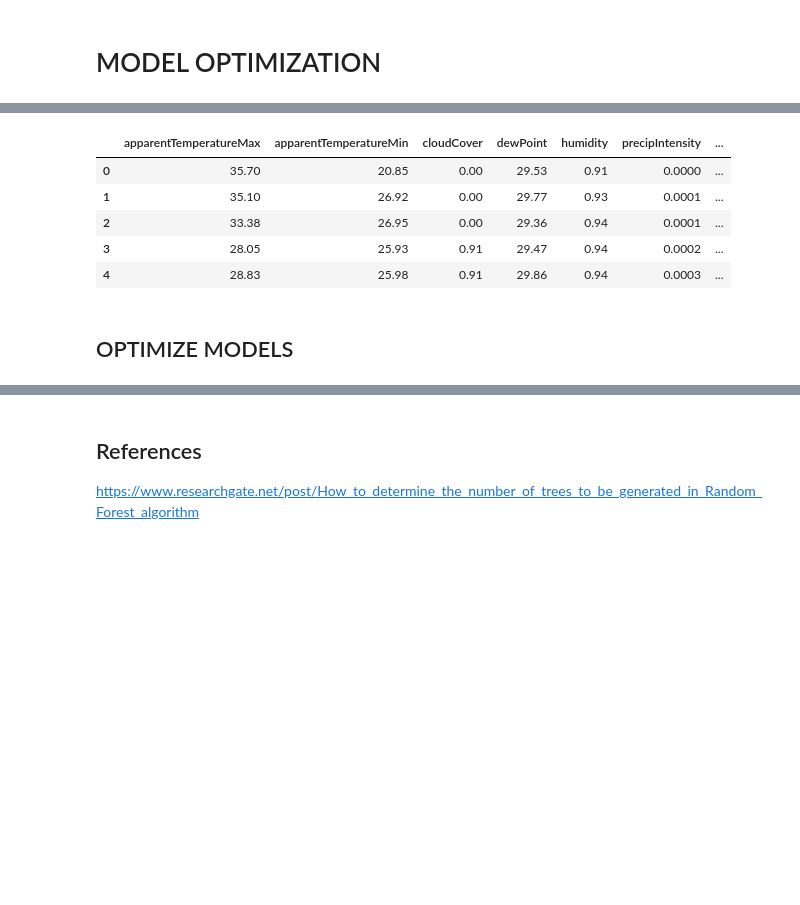
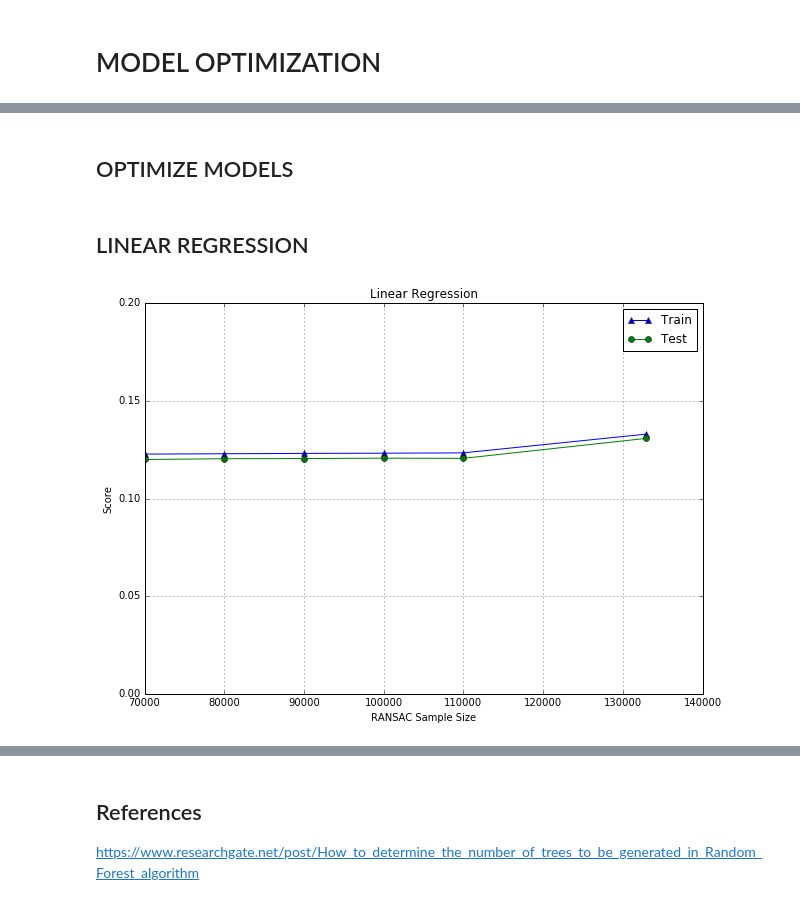
Before and after one commit to marwin-ko/projects, a Jupyter notebook: aerialintel-data_science_challenge/4_model_optimization.ipynb, the cells around one changed output, grey strips where cells are left out. Cells and saved outputs as stored; diff of their text form; code cells hidden in the pictures; blank space fills up the shorter version.

Commit message:
working on model analysis

```diff
--- a/aerialintel-data_science_challenge/4_model_optimization.ipynb
+++ b/aerialintel-data_science_challenge/4_model_optimization.ipynb
@@ -17,5 +17,0 @@ warnings.filterwarnings('ignore')
-# %%
-with open('model_opt_train_scores.plk','rb') as f:
-    train_pickle = pickle.load(f)
-with open('model_opt_test_scores.plk','rb') as f:
-    test_pickle = pickle.load(f)
@@ -37,14 +18,8 @@ train_pickle
-# %%
-df = pd.read_csv('data/wheat-2013-supervised-edited.csv')
-drop_cols = ['Latitude','Longitude'] + [df.columns[0]]
-df.drop(drop_cols,axis=1,inplace=True)
-df.head()
-# %% [output]
-|  | apparentTemperatureMax | apparentTemperatureMin | cloudCover | dewPoint | humidity | precipIntensity | ... |
-| 0 | 35.70 | 20.85 | 0.00 | 29.53 | 0.91 | 0.0000 | ... |
-| 1 | 35.10 | 26.92 | 0.00 | 29.77 | 0.93 | 0.0001 | ... |
-| 2 | 33.38 | 26.95 | 0.00 | 29.36 | 0.94 | 0.0001 | ... |
-| 3 | 28.05 | 25.93 | 0.91 | 29.47 | 0.94 | 0.0002 | ... |
-| 4 | 28.83 | 25.98 | 0.91 | 29.86 | 0.94 | 0.0003 | ... |
 # %% [markdown]
 ## OPTIMIZE MODELS
+# %%
+with open('train_scores.plk','rb') as f:
+    train_pickle = pickle.load(f)
+
+with open('test_scores.plk','rb') as f:
+    test_pickle = pickle.load(f)
@@ -50,0 +44,19 @@ df.head()
+# %% [markdown]
+## LINEAR REGRESSION
+# %%
+name = 'Linear'
+param_list = train_pickle[name][0]
+train_scores= train_pickle[name][1]
+test_scores = test_pickle[name][1]
+plt.figure(figsize=(10,7))
+plt.plot(param_list,train_scores,marker='^')
+plt.plot(param_list,test_scores,marker='o')
+plt.legend(['Train','Test'],loc=0)
+plt.title('Linear Regression')
+plt.xlabel('RANSAC Sample Size')
+plt.axis([70000,140000,0,0.2])
+plt.ylabel('Score')
+plt.grid(True)
+plt.show()
+# %% [output]
+[figure, added]
```
Also changed, not shown: parts of 19 cells of this notebook, 11 other files.
